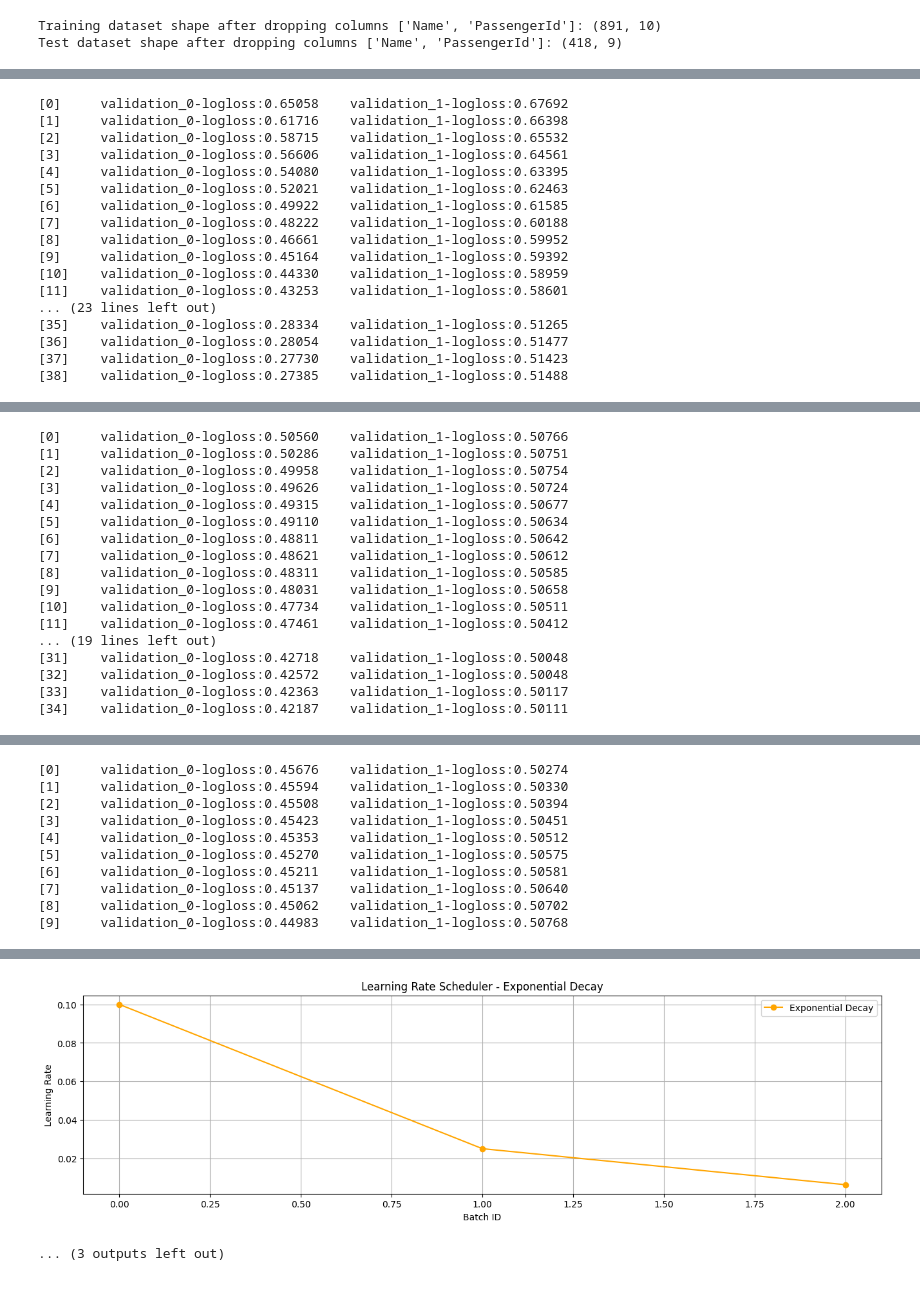
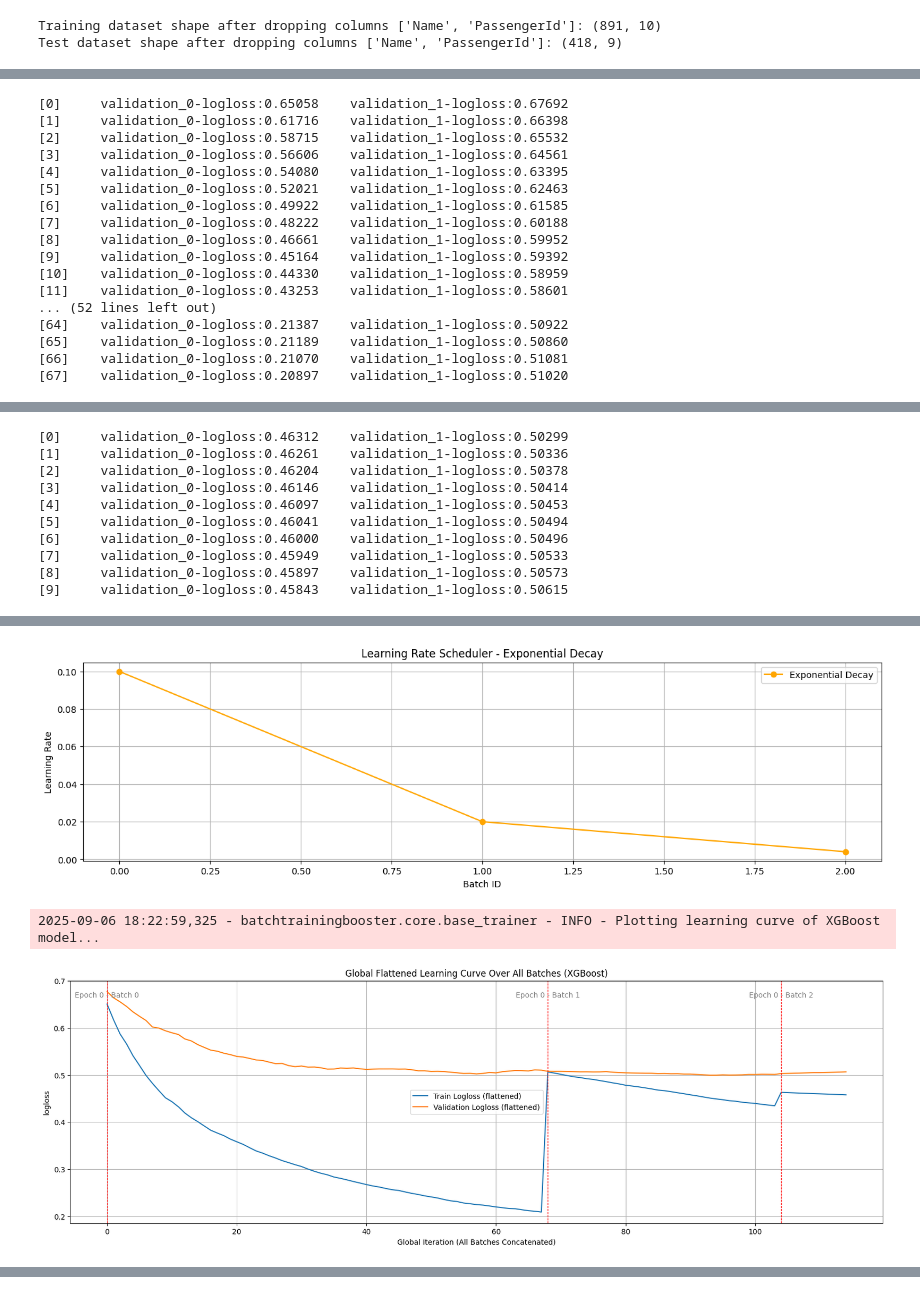
Before and after one commit to Manda404/batchtrainingbooster, a Jupyter notebook: src/batchtrainingbooster/notebooks/train-boosting-models.ipynb, the cells around one changed output, grey strips where cells are left out. Cells and saved outputs as stored; diff of their text form; code cells hidden in the pictures.

```diff
--- a/src/batchtrainingbooster/notebooks/train-boosting-models.ipynb
+++ b/src/batchtrainingbooster/notebooks/train-boosting-models.ipynb
@@ -101,23 +218,27 @@ target_column = "Survived"
 
 # Binaire
 config_model = {
-    "objective": "binary:logistic",  # classification binaire
-    "eval_metric": "logloss",  # ["auc", "logloss"],  # suivre AUC et logloss
-    "n_estimators": 600,  # équivalent à iterations
+    "objective": "binary:logistic",   # classification binaire #binary:logitraw #binary:logistic
+    "eval_metric": "logloss", #["auc", "logloss"],  # suivre AUC et logloss
+    "n_estimators": 300,              # équivalent à iterations
     "learning_rate": 0.05,
     "max_depth": 6,
-    "reg_lambda": 3.0,  # l2_leaf_reg -> reg_lambda
+    "reg_lambda": 3.0,                # l2_leaf_reg -> reg_lambda
     "subsample": 0.8,
-    "colsample_bytree": 0.8,  # sous-échantillonnage des features
+    "colsample_bytree": 0.8,          # sous-échantillonnage des features
     "random_state": 42,
-    # "verbosity": 1,                   # 0 = silent, 1 = warnings
-    # "verbose": 10,                   # 0 = silent, 1 = warnings
-    "early_stopping_rounds": 10,  # géré via fit()
+    #"verbosity": 1,                   # 0 = silent, 1 = warnings
+    #"verbose": 10,                   # 0 = silent, 1 = warnings
+    "early_stopping_rounds": 10,      # géré via fit()
 }
 
 config_lr_scheduler = {
     "initial_lr": 0.1,
-    "decay_rate": 0.25,
+    "decay_rate": 0.20,
+}
+
+config_training = {
+    "num_batches": 3,  # nombre de lots pour l'entraînement
 }
 
 print("===== Configuration XGBoost =====")
@@ -129,7 +250,7 @@ trainer.fit(
     train_dataframe=spark_train_df,
     valid_dataframe=spark_valid_df,
     target_column=target_column,
-    num_batches=3,
+    config_training = config_training,
     config_model=config_model,
     config_lr_scheduler=config_lr_scheduler,
 )
@@ -181,8 +301,8 @@ Applying fit method
 [9]     validation_0-logloss:0.45164    validation_1-logloss:0.59392
 [10]    validation_0-logloss:0.44330    validation_1-logloss:0.58959
 [11]    validation_0-logloss:0.43253    validation_1-logloss:0.58601
-... (23 lines left out)
-[35]    validation_0-logloss:0.28334    validation_1-logloss:0.51265
-[36]    validation_0-logloss:0.28054    validation_1-logloss:0.51477
-[37]    validation_0-logloss:0.27730    validation_1-logloss:0.51423
-[38]    validation_0-logloss:0.27385    validation_1-logloss:0.51488
+... (52 lines left out)
+[64]    validation_0-logloss:0.21387    validation_1-logloss:0.50922
+[65]    validation_0-logloss:0.21189    validation_1-logloss:0.50860
+[66]    validation_0-logloss:0.21070    validation_1-logloss:0.51081
+[67]    validation_0-logloss:0.20897    validation_1-logloss:0.51020
@@ -217,17 +342,10 @@ Parameters: { "verbose" } are not used.
-[0]     validation_0-logloss:0.50560    validation_1-logloss:0.50766
-[1]     validation_0-logloss:0.50286    validation_1-logloss:0.50751
-[2]     validation_0-logloss:0.49958    validation_1-logloss:0.50754
-[3]     validation_0-logloss:0.49626    validation_1-logloss:0.50724
-[4]     validation_0-logloss:0.49315    validation_1-logloss:0.50677
-[5]     validation_0-logloss:0.49110    validation_1-logloss:0.50634
-[6]     validation_0-logloss:0.48811    validation_1-logloss:0.50642
-[7]     validation_0-logloss:0.48621    validation_1-logloss:0.50612
-[8]     validation_0-logloss:0.48311    validation_1-logloss:0.50585
-[9]     validation_0-logloss:0.48031    validation_1-logloss:0.50658
-[10]    validation_0-logloss:0.47734    validation_1-logloss:0.50511
-[11]    validation_0-logloss:0.47461    validation_1-logloss:0.50412
-... (19 lines left out)
-[31]    validation_0-logloss:0.42718    validation_1-logloss:0.50048
-[32]    validation_0-logloss:0.42572    validation_1-logloss:0.50048
-[33]    validation_0-logloss:0.42363    validation_1-logloss:0.50117
-[34]    validation_0-logloss:0.42187    validation_1-logloss:0.50111
+[0]     validation_0-logloss:0.46312    validation_1-logloss:0.50299
+[1]     validation_0-logloss:0.46261    validation_1-logloss:0.50336
+[2]     validation_0-logloss:0.46204    validation_1-logloss:0.50378
+[3]     validation_0-logloss:0.46146    validation_1-logloss:0.50414
+[4]     validation_0-logloss:0.46097    validation_1-logloss:0.50453
+[5]     validation_0-logloss:0.46041    validation_1-logloss:0.50494
+[6]     validation_0-logloss:0.46000    validation_1-logloss:0.50496
+[7]     validation_0-logloss:0.45949    validation_1-logloss:0.50533
+[8]     validation_0-logloss:0.45897    validation_1-logloss:0.50573
+[9]     validation_0-logloss:0.45843    validation_1-logloss:0.50615
@@ -245,10 +354,3 @@ Parameters: { "verbose" } are not used.
+[figure, new version]
-[0]     validation_0-logloss:0.45676    validation_1-logloss:0.50274
-[1]     validation_0-logloss:0.45594    validation_1-logloss:0.50330
-[2]     validation_0-logloss:0.45508    validation_1-logloss:0.50394
-[3]     validation_0-logloss:0.45423    validation_1-logloss:0.50451
-[4]     validation_0-logloss:0.45353    validation_1-logloss:0.50512
-[5]     validation_0-logloss:0.45270    validation_1-logloss:0.50575
-[6]     validation_0-logloss:0.45211    validation_1-logloss:0.50581
-[7]     validation_0-logloss:0.45137    validation_1-logloss:0.50640
-[8]     validation_0-logloss:0.45062    validation_1-logloss:0.50702
-[9]     validation_0-logloss:0.44983    validation_1-logloss:0.50768
+2025-09-06 18:22:59,325 - batchtrainingbooster.core.base_trainer - INFO - Plotting learning curve of XGBoost model...
+[figure, added]
@@ -260,2 +361,0 @@ Parameters: { "verbose" } are not used.
-[figure, old version]
-... (3 outputs left out)
```
Also changed, not shown: parts of 5 cells of this notebook, 1 other file.
